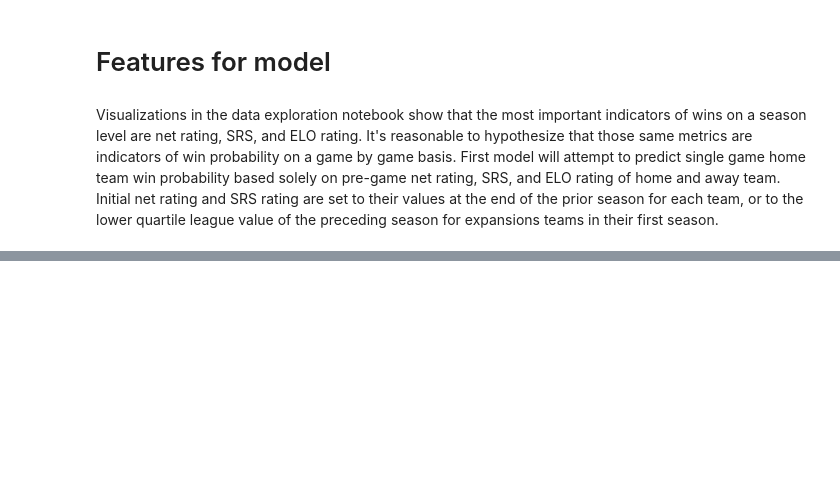
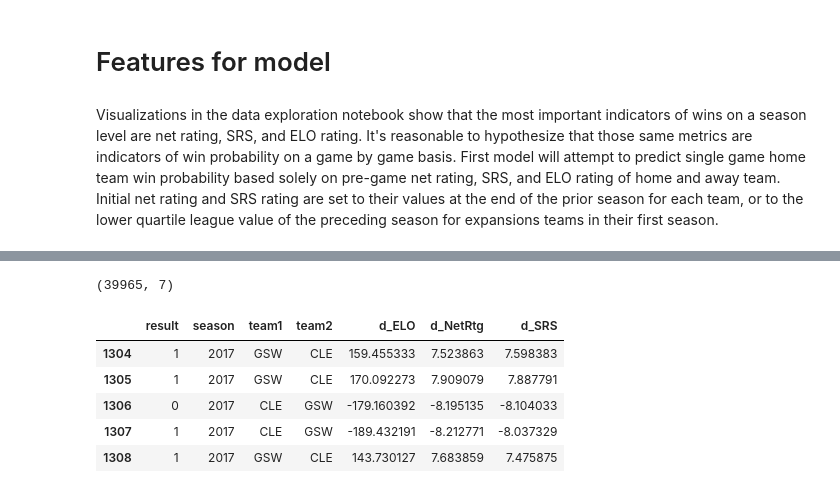
Before and after one commit to JKasakyan/nba-win-prob-model, a Jupyter notebook: Src/model_building.ipynb, the cells around one changed output, grey strips where cells are left out. Cells and saved outputs as stored; diff of their text form; code cells hidden in the pictures; blank space fills up the shorter version.

```diff
--- a/Src/model_building.ipynb
+++ b/Src/model_building.ipynb
@@ -375,0 +388,11 @@ print(df_boxscores[boxscore_season_range_mask(df_boxscores, start_year, end_year
+# %%
+print(weighted_df.shape)
+weighted_df.tail()
+# %% [output]
+(39965, 7)
+|  | result | season | team1 | team2 | d_ELO | d_NetRtg | d_SRS |
+| 1304 | 1 | 2017 | GSW | CLE | 159.455333 | 7.523863 | 7.598383 |
+| 1305 | 1 | 2017 | GSW | CLE | 170.092273 | 7.909079 | 7.887791 |
+| 1306 | 0 | 2017 | CLE | GSW | -179.160392 | -8.195135 | -8.104033 |
+| 1307 | 1 | 2017 | CLE | GSW | -189.432191 | -8.212771 | -8.037329 |
+| 1308 | 1 | 2017 | GSW | CLE | 143.730127 | 7.683859 | 7.475875 |
```
Also changed, not shown: parts of 35 cells of this notebook.
